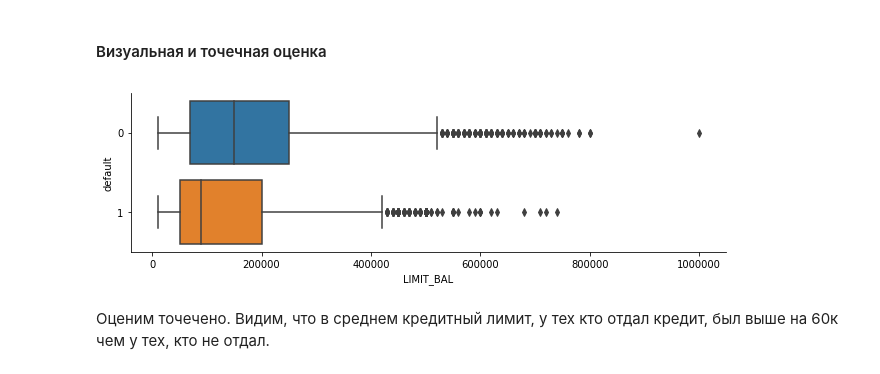
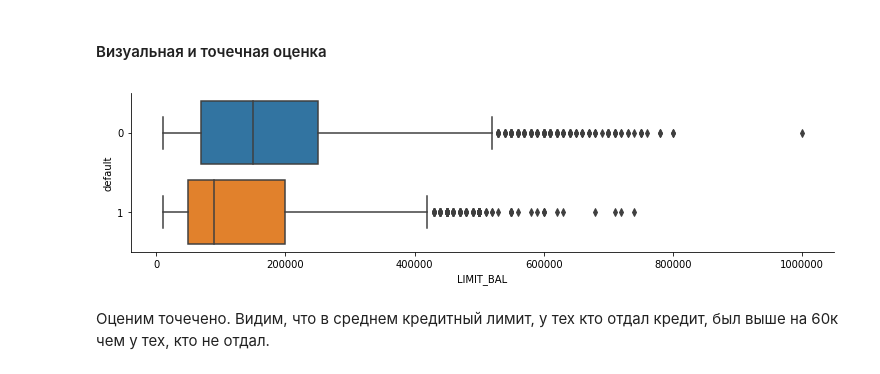
Before and after one commit to armavox/mldaspec, a Jupyter notebook: course4/notebooks/w4_Scoring.ipynb, the cells around one changed output. Cells and saved outputs as stored; diff of their text form; code cells hidden in the pictures.

```diff
--- a/course4/notebooks/w4_Scoring.ipynb
+++ b/course4/notebooks/w4_Scoring.ipynb
@@ -42,8 +72,8 @@ df.head()
 #### Визуальная и точечная оценка
 # %%
 sns.catplot(data=df, x='LIMIT_BAL', y='default',
-            kind='box', height=3, aspect=3,
+            kind='box', height=3, aspect=3.5,
             orient='h');
 # %% [output]
-[figure, old version]
+[figure, new version]
 # %%
```
Also changed, not shown: parts of 39 cells of this notebook, 2 other files.
